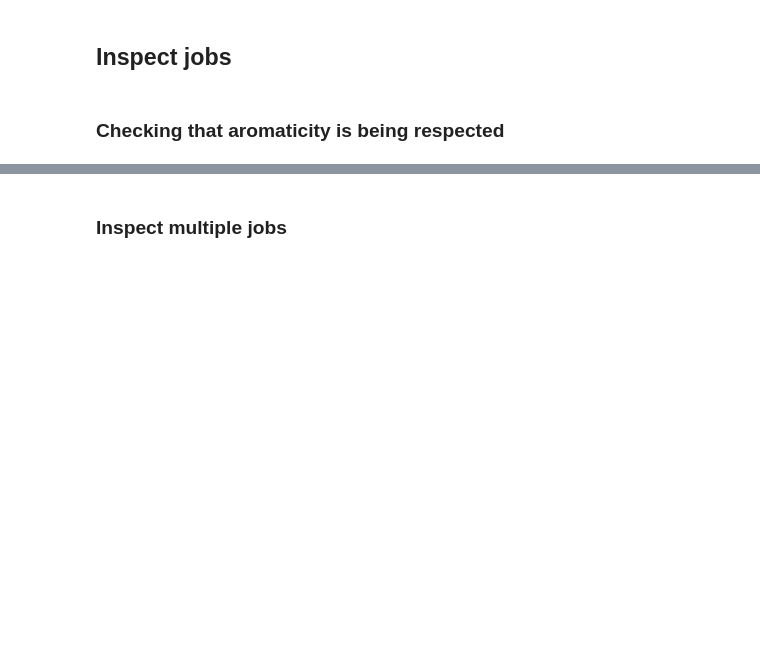
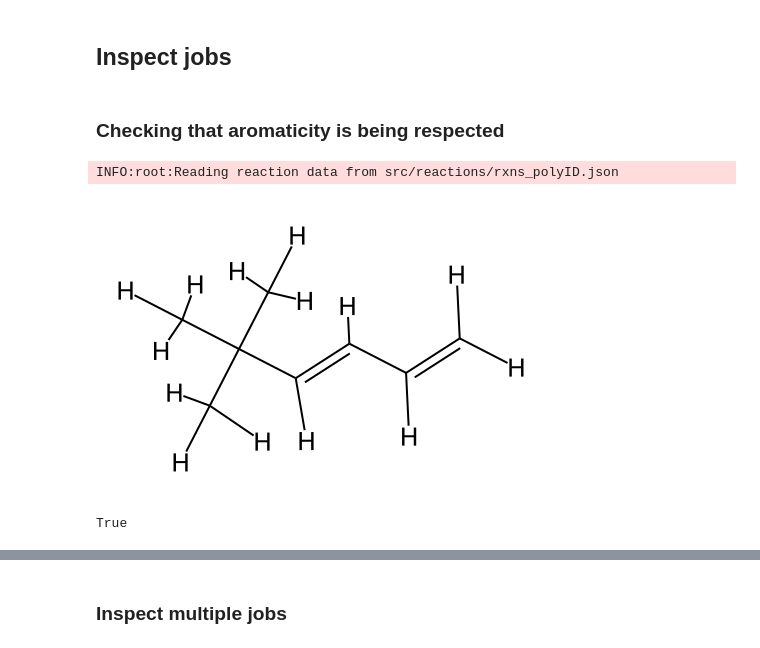
Before and after one commit to jlaw9/2026_polymer_build_workflow, a Jupyter notebook: nrel_signac.ipynb, the cells around one changed output, grey strips where cells are left out. Saved outputs shown, nothing was run; the diff lists cells and outputs as text; code cells hidden in the pictures; blank space fills up the shorter version.

```diff
--- a/nrel_signac.ipynb
+++ b/nrel_signac.ipynb
@@ -68,3 +89,45 @@ project.run(
 ## Inspect jobs
 # %% [markdown]
 ### Checking that aromaticity is being respected
+# %%
+from src.utils.dataIO import read_rxn_mapping_data
+from polymerist.rdutils.reactions.reactions import AnnotatedReaction
+
+
+RXN_DIR : Path = Path('src/reactions')
+# RXN_PATHNAME : str = 'rxn_smarts.json'
+RXN_PATHNAME : str = 'rxns_polyID.json'
+
+show : bool = not True
+
+# load reactions
+rxns : dict[str, AnnotatedReaction] = {}
+for rxnname, smarts in read_rxn_mapping_data(RXN_DIR / RXN_PATHNAME).items():
+    rxn = AnnotatedReaction.from_smarts(smarts)
+    rxns[rxnname] = rxn
+    if show:
+        print(rxnname)
+        display(rxn)
+# %% [output]
+INFO:root:Reading reaction data from src/reactions/rxns_polyID.json
+# %%
+from rdkit import Chem
+from rdkit.Chem.rdmolops import SANITIZE_ALL, AROMATICITY_MDL
+from polymerist.rdutils.sanitization import sanitize_mol
+
+from polymerist.rdutils.reactions.reactors import PolymerizationReactor
+from polymerist.rdutils.reactions.fragment import CutMinimumCostBondsStrategy
+
+build_jobs = [job for job in project if mechanism_established(job)]
+job = build_jobs[0]
+job = project.open_job(id='455fc6cfdb0fc1e7e8ce8c61ce512567')
+
+monomers = PolymerBuildProject.sanitized_mol_from_smiles(job.sp.smiles_explicit, separate_mols=True)
+for m in monomers:
+    display(m)
+# %% [output]
+[figure, added]
+# %%
+job.doc.is_autopolymerization
+# %% [output]
+True
```
Also changed, not shown: parts of 15 cells of this notebook, 1 other file.
